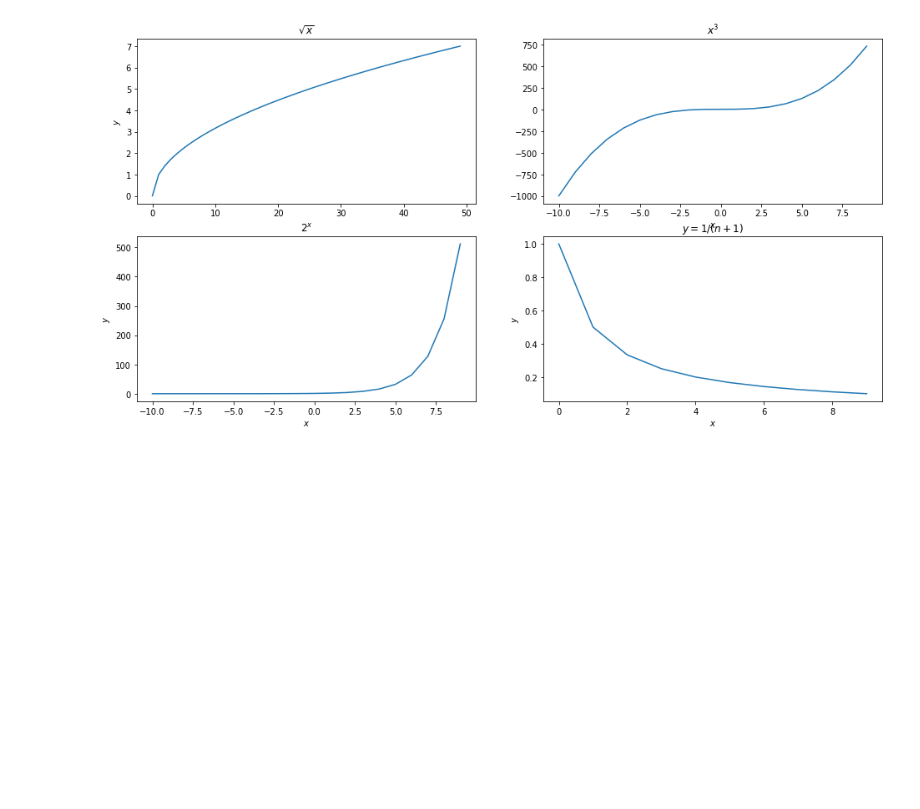
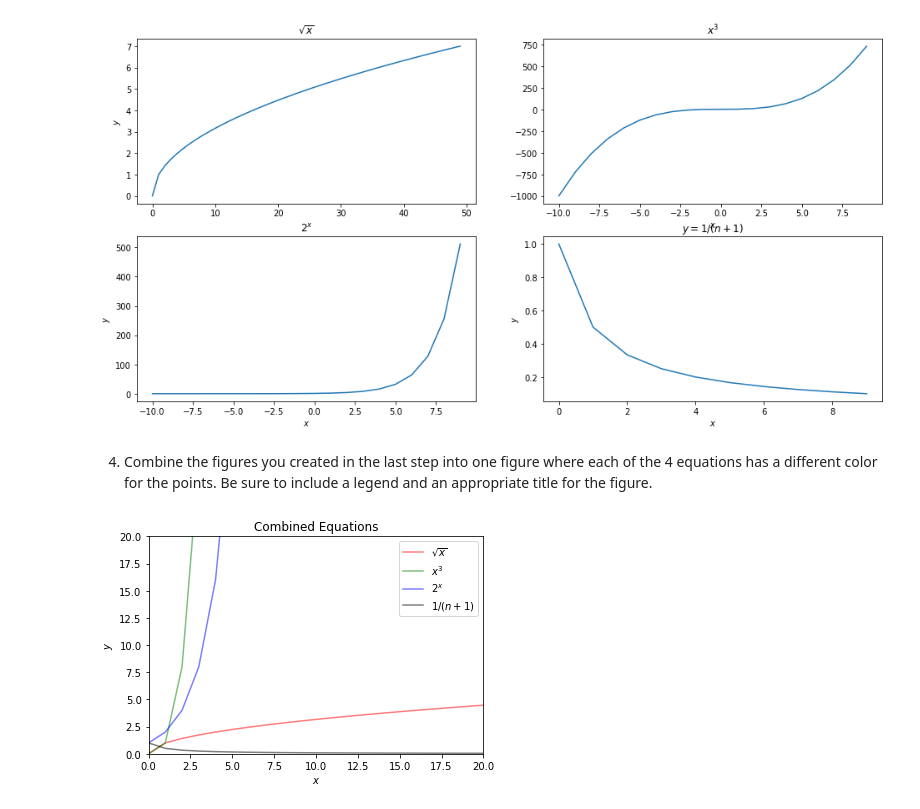
Before and after one commit to QuantumKane/numpy-pandas-visualization-exercises, a Jupyter notebook: matplotlib_exercises.ipynb, the cells around one changed output. Saved outputs shown, nothing was run; the diff lists cells and outputs as text; code cells hidden in the pictures; blank space fills up the shorter version.

```diff
--- a/matplotlib_exercises.ipynb
+++ b/matplotlib_exercises.ipynb
@@ -134,3 +134,28 @@ plt.ylabel('$y$')
 plt.show()
 # %% [output]
 [figure]
+# %% [markdown]
+4. Combine the figures you created in the last step into one figure where each of the 4 equations has a different color for the points. Be sure to include a legend and an appropriate title for the figure.
+# %%
+x = list(range(0, 30))
+
+y1 = [sqrt(n) for n in x]
+y2 = [n**3 for n in x]
+y3 = [2**n for n in x]
+y4 = [1/(n + 1) for n in x]
+
+plt.plot(x, y1, c='red', label='$\sqrt{x}$', alpha=.5)
+plt.plot(x, y2, c='green', label='$x^{3}$', alpha=.5)
+plt.plot(x, y3, c='blue', label='$2^{x}$', alpha=.5)
+plt.plot(x, y4, c='black', label='${1}/{(n + 1)}$', alpha=.5)
+plt.ylim(0, 20)
+plt.xlim(0, 20)
+
+plt.ylabel('$y$')
+plt.xlabel('$x$')
+plt.title('Combined Equations')
+plt.legend()
+
+plt.show()
+# %% [output]
+[figure, added]
```
